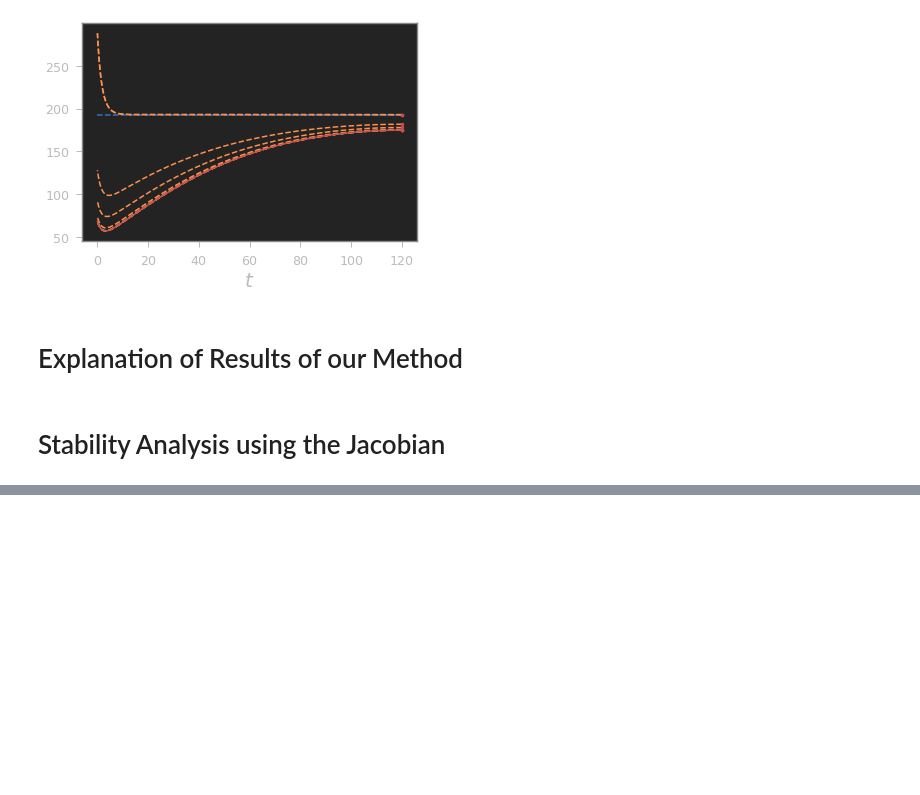
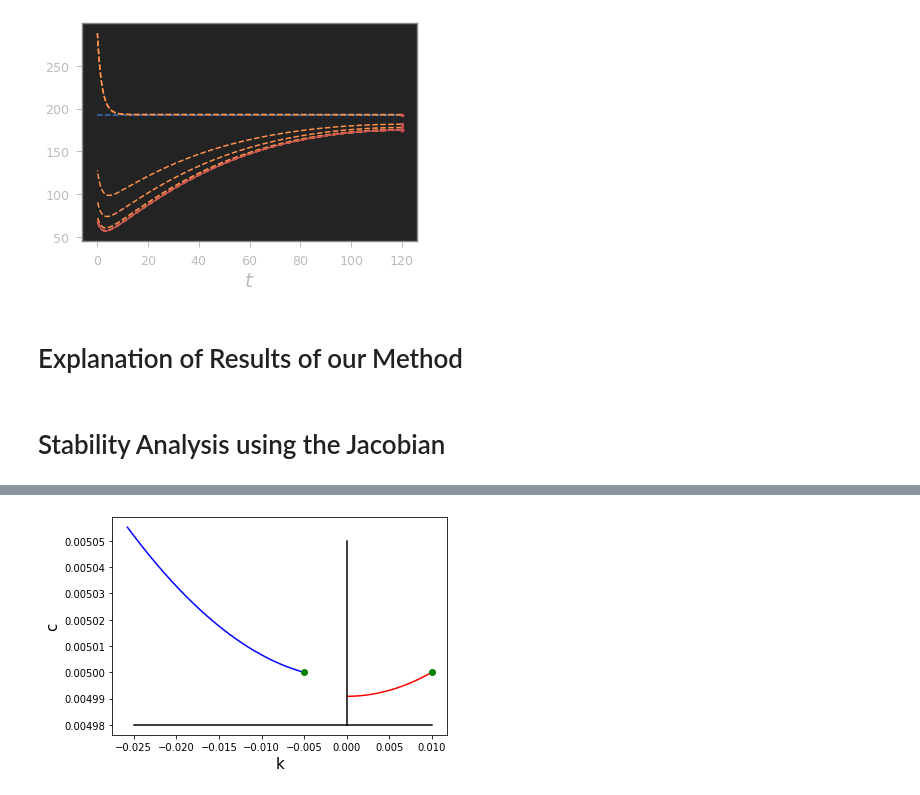
Before and after one commit to Shinsina/PIC-Math-MSCS-390-001, a Jupyter notebook: Final Notebook.ipynb, the cells around one changed output, grey strips where cells are left out. Cells and saved outputs as stored; diff of their text form; code cells hidden in the pictures; blank space fills up the shorter version.

```diff
--- a/Final Notebook.ipynb
+++ b/Final Notebook.ipynb
@@ -482,0 +676,7 @@ Run complete in 5.84 seconds.
+# %%
+test = plt.plot(v[:,0],v[:,1], 'b', v2[:,0],v2[:,1], 'r',
+         [0,0],[0.00498,.00505], 'black', [-.025, .010], [.00498,.00498], 'black',UpRtQ[0],UpRtQ[1],'go',UpLfQ[0],UpLfQ[1],'go');
+plt.xlabel('k',size=15)
+plt.ylabel('c',size=15);
+# %% [output]
+[figure, added]
```
Also changed, not shown: parts of 16 cells of this notebook.
